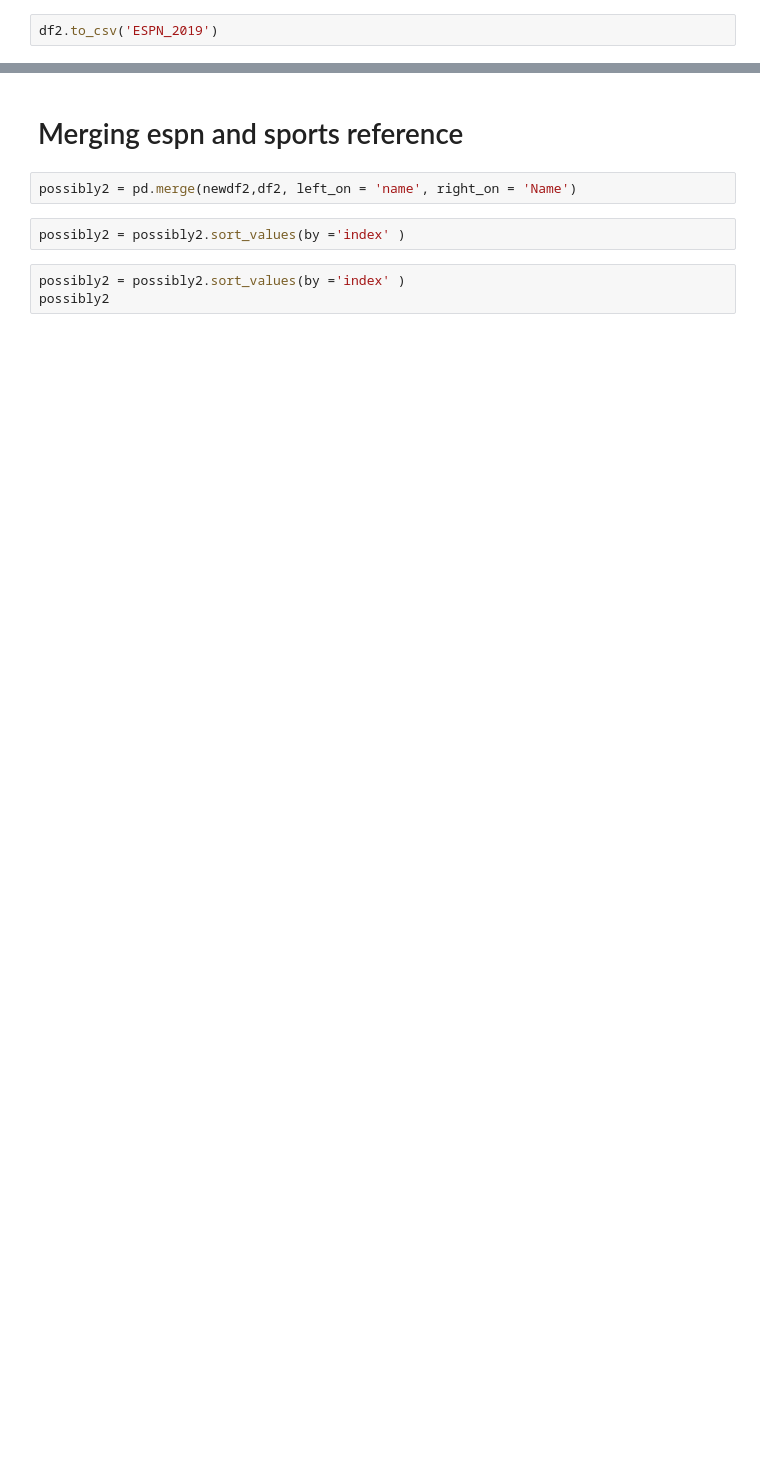
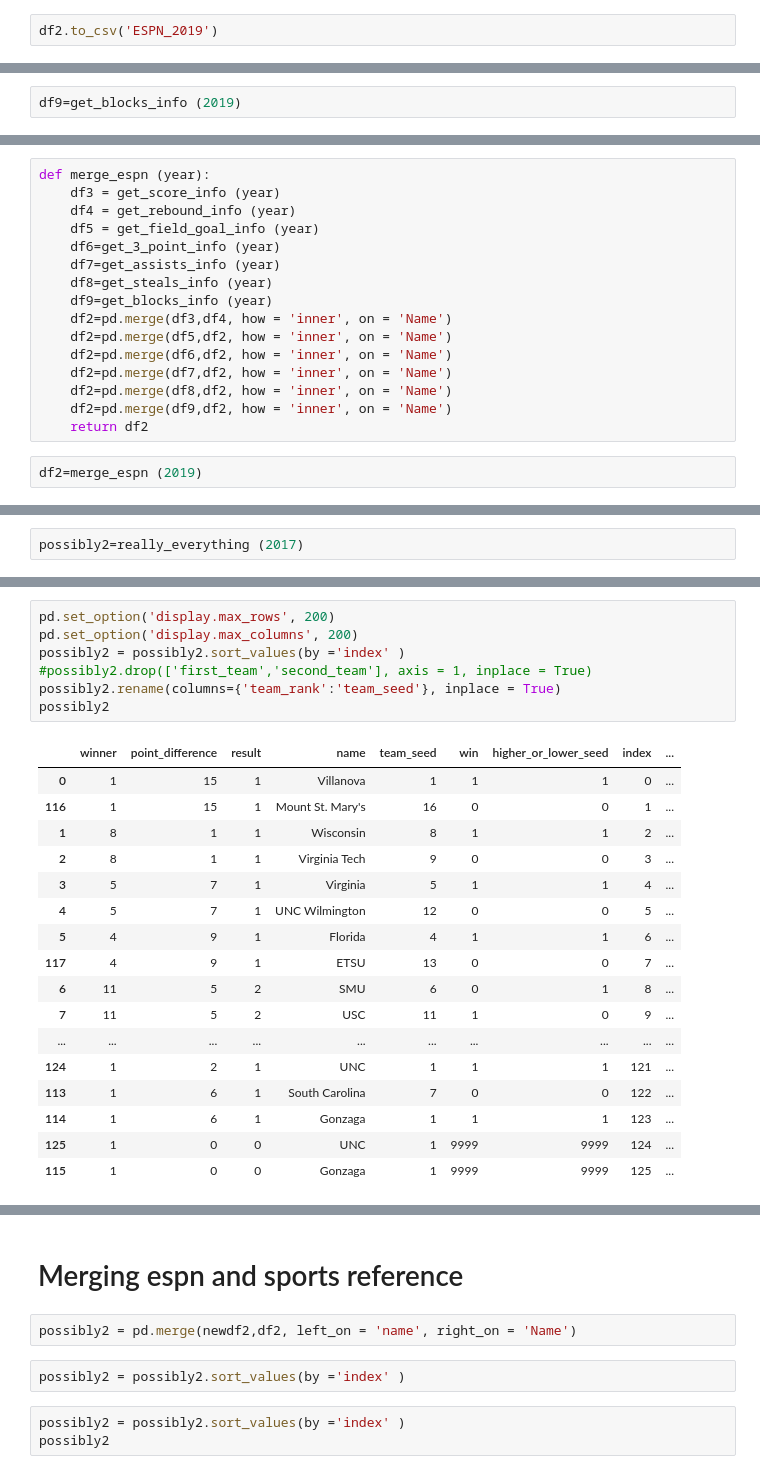
Before and after one commit to amazurek1/march_madness_predictions, a Jupyter notebook: Good_jupyter_notebooks/Remembering_myWork-Copy1.ipynb, the cells around one changed output, grey strips where cells are left out. Drawn from its saved outputs; the diff is of its cells as text; blank space fills up the shorter version.

```diff
--- a/Good_jupyter_notebooks/Remembering_myWork-Copy1.ipynb
+++ b/Good_jupyter_notebooks/Remembering_myWork-Copy1.ipynb
@@ -316,0 +795,2 @@ df2.to_csv('ESPN_2019')
+# %%
+df9=get_blocks_info (2019)
@@ -316,0 +799,18 @@ df2.to_csv('ESPN_2019')
+# %%
+def merge_espn (year):
+    df3 = get_score_info (year)
+    df4 = get_rebound_info (year)
+    df5 = get_field_goal_info (year)
+    df6=get_3_point_info (year)
+    df7=get_assists_info (year)
+    df8=get_steals_info (year)
+    df9=get_blocks_info (year)
+    df2=pd.merge(df3,df4, how = 'inner', on = 'Name')
+    df2=pd.merge(df5,df2, how = 'inner', on = 'Name')
+    df2=pd.merge(df6,df2, how = 'inner', on = 'Name')
+    df2=pd.merge(df7,df2, how = 'inner', on = 'Name')
+    df2=pd.merge(df8,df2, how = 'inner', on = 'Name')
+    df2=pd.merge(df9,df2, how = 'inner', on = 'Name')
+    return df2
+# %%
+df2=merge_espn (2019)
@@ -316,0 +864,2 @@ df2.to_csv('ESPN_2019')
+# %%
+possibly2=really_everything (2017)
@@ -316,0 +884,25 @@ df2.to_csv('ESPN_2019')
+# %%
+pd.set_option('display.max_rows', 200)
+pd.set_option('display.max_columns', 200)
+possibly2 = possibly2.sort_values(by ='index' )
+#possibly2.drop(['first_team','second_team'], axis = 1, inplace = True)
+possibly2.rename(columns={'team_rank':'team_seed'}, inplace = True)
+possibly2
+# %% [output]
+|  | winner | point_difference | result | name | team_seed | win | higher_or_lower_seed | index | ... |
+| 0 | 1 | 15 | 1 | Villanova | 1 | 1 | 1 | 0 | ... |
+| 116 | 1 | 15 | 1 | Mount St. Mary's | 16 | 0 | 0 | 1 | ... |
+| 1 | 8 | 1 | 1 | Wisconsin | 8 | 1 | 1 | 2 | ... |
+| 2 | 8 | 1 | 1 | Virginia Tech | 9 | 0 | 0 | 3 | ... |
+| 3 | 5 | 7 | 1 | Virginia | 5 | 1 | 1 | 4 | ... |
+| 4 | 5 | 7 | 1 | UNC Wilmington | 12 | 0 | 0 | 5 | ... |
+| 5 | 4 | 9 | 1 | Florida | 4 | 1 | 1 | 6 | ... |
+| 117 | 4 | 9 | 1 | ETSU | 13 | 0 | 0 | 7 | ... |
+| 6 | 11 | 5 | 2 | SMU | 6 | 0 | 1 | 8 | ... |
+| 7 | 11 | 5 | 2 | USC | 11 | 1 | 0 | 9 | ... |
+| ... | ... | ... | ... | ... | ... | ... | ... | ... | ... |
+| 124 | 1 | 2 | 1 | UNC | 1 | 1 | 1 | 121 | ... |
+| 113 | 1 | 6 | 1 | South Carolina | 7 | 0 | 0 | 122 | ... |
+| 114 | 1 | 6 | 1 | Gonzaga | 1 | 1 | 1 | 123 | ... |
+| 125 | 1 | 0 | 0 | UNC | 1 | 9999 | 9999 | 124 | ... |
+| 115 | 1 | 0 | 0 | Gonzaga | 1 | 9999 | 9999 | 125 | ... |
```
Also changed, not shown: parts of 66 cells of this notebook, 2 other files.
